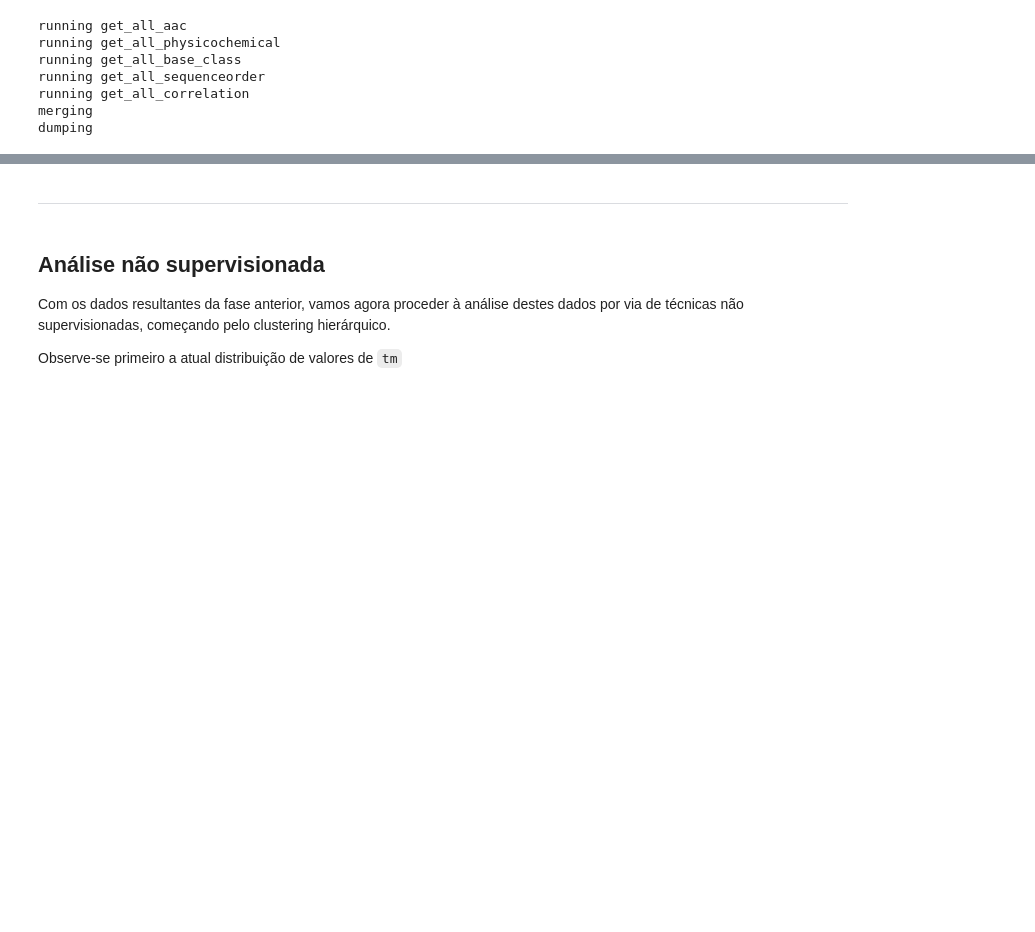
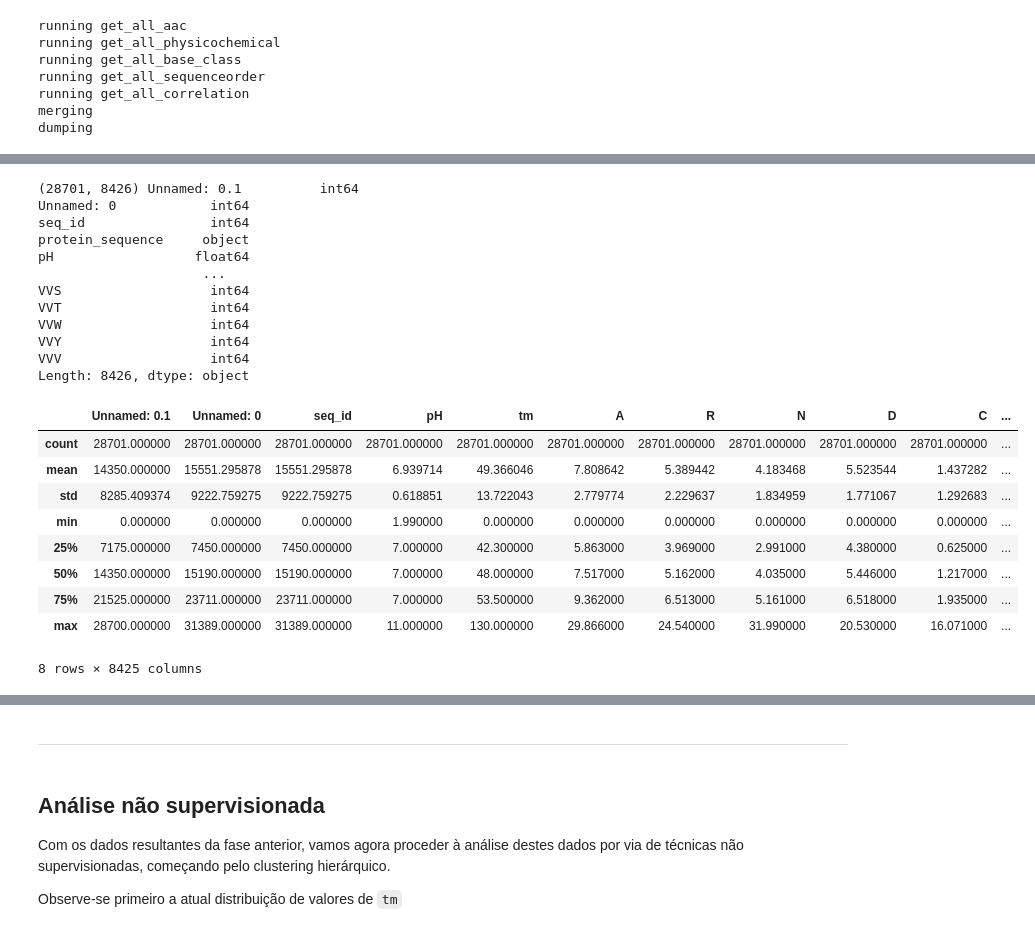
Before and after one commit to Sonia42882/SIB_v1, a Jupyter notebook: kag/notebook.ipynb, the cells around one changed output, grey strips where cells are left out. Cells and saved outputs as stored; diff of their text form; code cells hidden in the pictures; blank space fills up the shorter version.

```diff
--- a/kag/notebook.ipynb
+++ b/kag/notebook.ipynb
@@ -476,0 +224,36 @@ corr_matrix
+# %%
+# Carregar o dataset que inclui todos os descritores
+#dataset = pd.read_csv('datasets/all_descriptors.csv', delimiter = ',')
+dataset = pd.read_csv('C:/Users/sonia/Desktop/SIB_v1/kag/all_descriptors.csv', delimiter = ',')
+
+#Visualizar tamanho e tipo de dados
+print(dataset.shape, dataset.dtypes)
+#Sumário de medidas estatísticas gerais
+dataset.describe()
+
+# As variáveis têm valores em gamas muito diferentes, pelo que será necessário proceder a um método de estandardização dos dados
+# Há também colunas duplicadas  resultantes do processo de merge(), que ficaram com sufixos _x e _y, outras que são Unnamed
+# A coluna seq_id tem mais valores que o indicado pela shape
+# %% [output]
+(28701, 8426) Unnamed: 0.1          int64
+Unnamed: 0            int64
+seq_id                int64
+protein_sequence     object
+pH                  float64
+                     ...
+VVS                   int64
+VVT                   int64
+VVW                   int64
+VVY                   int64
+VVV                   int64
+Length: 8426, dtype: object
+|  | Unnamed: 0.1 | Unnamed: 0 | seq_id | pH | tm | A | R | N | D | C | ... |
+| count | 28701.000000 | 28701.000000 | 28701.000000 | 28701.000000 | 28701.000000 | 28701.000000 | 28701.000000 | 28701.000000 | 28701.000000 | 28701.000000 | ... |
+| mean | 14350.000000 | 15551.295878 | 15551.295878 | 6.939714 | 49.366046 | 7.808642 | 5.389442 | 4.183468 | 5.523544 | 1.437282 | ... |
+| std | 8285.409374 | 9222.759275 | 9222.759275 | 0.618851 | 13.722043 | 2.779774 | 2.229637 | 1.834959 | 1.771067 | 1.292683 | ... |
+| min | 0.000000 | 0.000000 | 0.000000 | 1.990000 | 0.000000 | 0.000000 | 0.000000 | 0.000000 | 0.000000 | 0.000000 | ... |
+| 25% | 7175.000000 | 7450.000000 | 7450.000000 | 7.000000 | 42.300000 | 5.863000 | 3.969000 | 2.991000 | 4.380000 | 0.625000 | ... |
+| 50% | 14350.000000 | 15190.000000 | 15190.000000 | 7.000000 | 48.000000 | 7.517000 | 5.162000 | 4.035000 | 5.446000 | 1.217000 | ... |
+| 75% | 21525.000000 | 23711.000000 | 23711.000000 | 7.000000 | 53.500000 | 9.362000 | 6.513000 | 5.161000 | 6.518000 | 1.935000 | ... |
+| max | 28700.000000 | 31389.000000 | 31389.000000 | 11.000000 | 130.000000 | 29.866000 | 24.540000 | 31.990000 | 20.530000 | 16.071000 | ... |
+8 rows × 8425 columns
```
Also changed, not shown: parts of 54 cells of this notebook, 2 other files.
